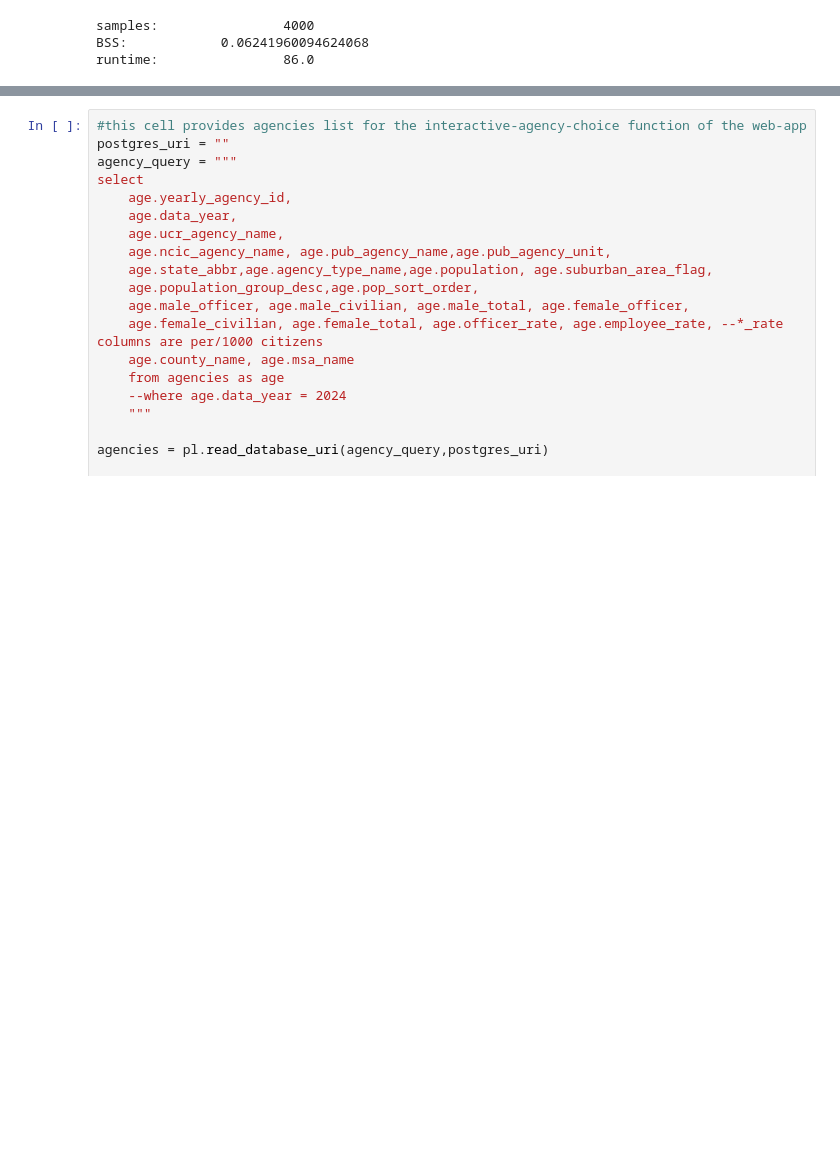
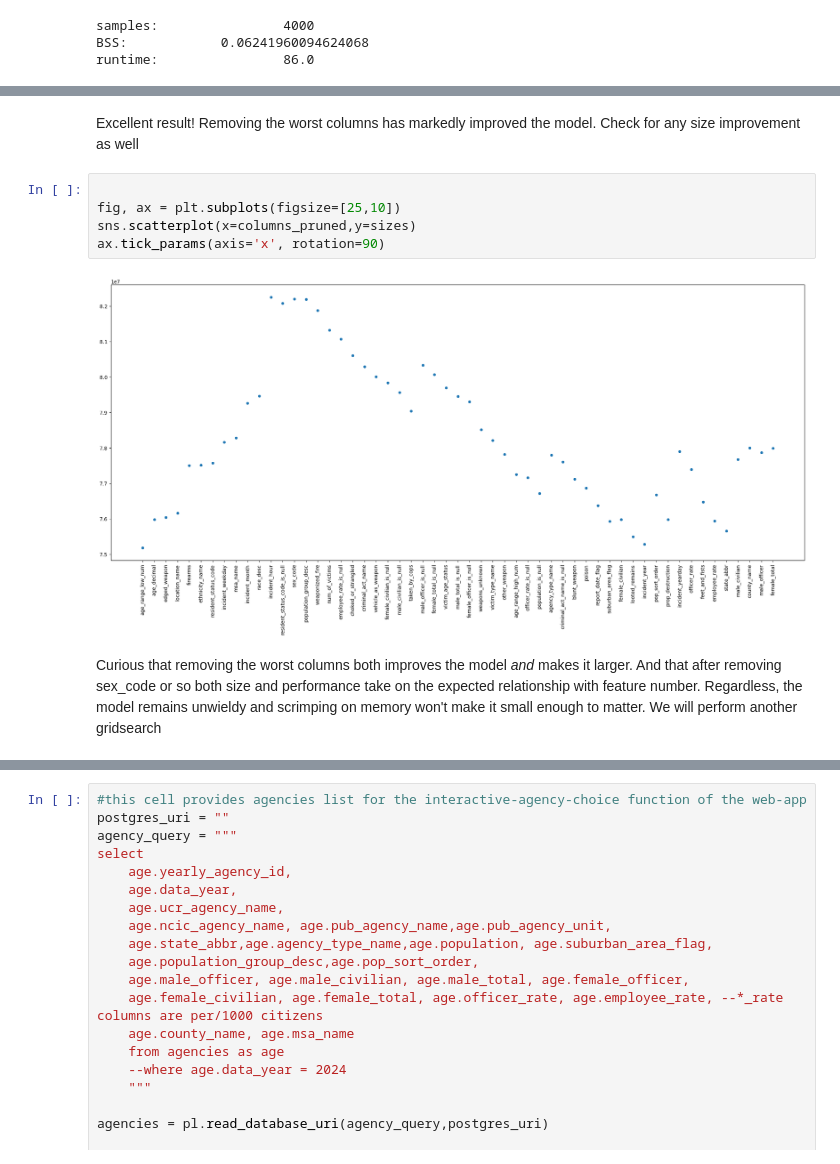
Before and after one commit to zedlyons/Public-Scot-Free, a Jupyter notebook: NIBRS-data/ex_analysis.ipynb, the cells around one changed output, grey strips where cells are left out. Saved outputs shown, nothing was run; the diff lists cells and outputs as text; blank space fills up the shorter version.

```diff
--- a/NIBRS-data/ex_analysis.ipynb
+++ b/NIBRS-data/ex_analysis.ipynb
@@ -1052,0 +1160,11 @@ This new model scores terribly. Evidently, the columns that I removed are critic
+# %% [markdown]
+Excellent result! Removing the worst columns has markedly improved the model. Check for any size improvement as well
+# %%
+
+fig, ax = plt.subplots(figsize=[25,10])
+sns.scatterplot(x=columns_pruned,y=sizes)
+ax.tick_params(axis='x', rotation=90)
+# %% [output]
+[figure, added]
+# %% [markdown]
+Curious that removing the worst columns both improves the model *and* makes it larger. And that after removing sex_code or so both size and performance take on the expected relationship with feature number. Regardless, the model remains unwieldy and scrimping on memory won't make it small enough to matter. We will perform another gridsearch
```
Also changed, not shown: parts of 24 cells of this notebook, 6 other files.
